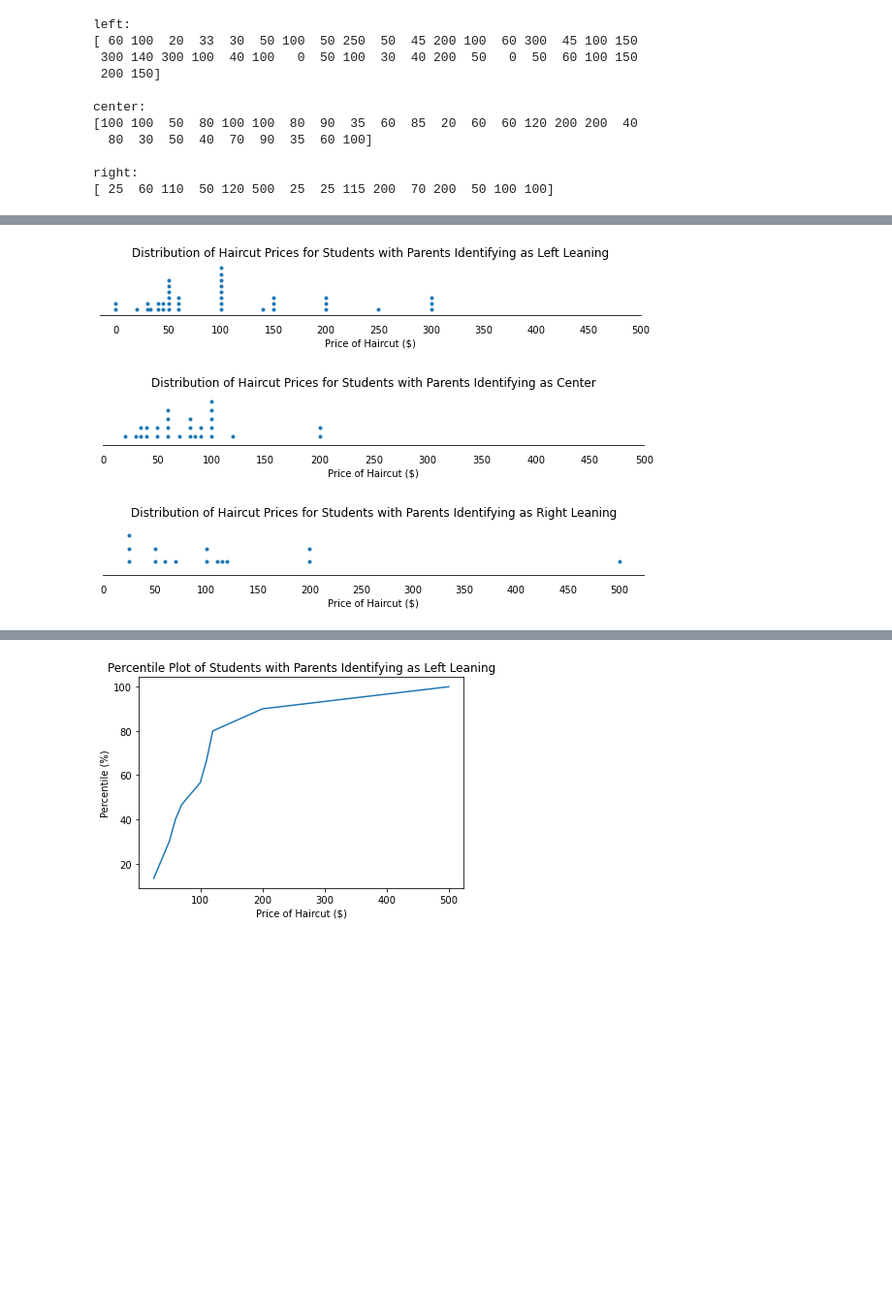
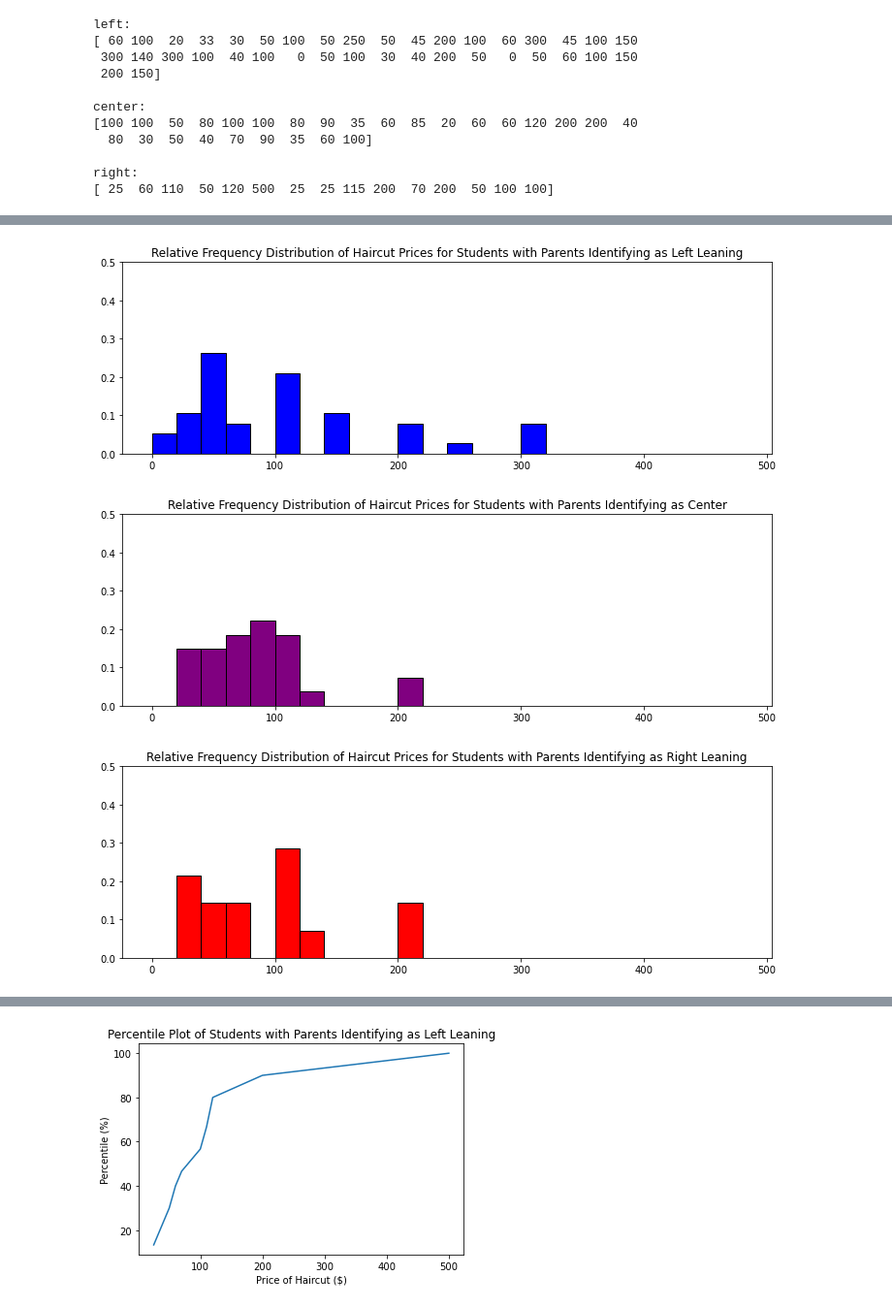
Before and after one commit to Veeeeeee7/AP-Stats, a Jupyter notebook: Quarter 1 Stats.ipynb, the cells around one changed output, grey strips where cells are left out. Shown at 97% size. Saved outputs shown, nothing was run; the diff lists cells and outputs as text; code cells hidden in the pictures; blank space fills up the shorter version.

Commit message:
added histograms

```diff
--- a/Quarter 1 Stats.ipynb
+++ b/Quarter 1 Stats.ipynb
@@ -113,9 +112,19 @@ def box_plot(dataset, title, labels):
 # %%
-dot_diagram(left, "Distribution of Haircut Prices for Students with Parents Identifying as Left Leaning")
-dot_diagram(center, "Distribution of Haircut Prices for Students with Parents Identifying as Center")
-dot_diagram(right, "Distribution of Haircut Prices for Students with Parents Identifying as Right Leaning")
+def historgram(dataset, title, color):
+    increments = np.arange(0, 500, 20)
+    hist, edges = np.histogram(dataset, increments)
+    freq = hist/float(hist.sum())
+    plt.figure().set_figwidth(10)
+    plt.bar(increments[:-1], freq, width=20, align="edge", ec="k", color=color)
+    plt.ylim(top=0.5)
+    plt.title(title)
+    plt.show()
+
+historgram(left, "Relative Frequency Distribution of Haircut Prices for Students with Parents Identifying as Left Leaning", 'blue')
+historgram(center, "Relative Frequency Distribution of Haircut Prices for Students with Parents Identifying as Center", 'purple')
+historgram(right, "Relative Frequency Distribution of Haircut Prices for Students with Parents Identifying as Right Leaning", 'red')
 # %% [output]
-[figure, old version]
+[figure, new version]
-[figure, old version]
+[figure, new version]
-[figure, old version]
+[figure, new version]
 # %%
```
Also changed, not shown: parts of 2 cells of this notebook.
